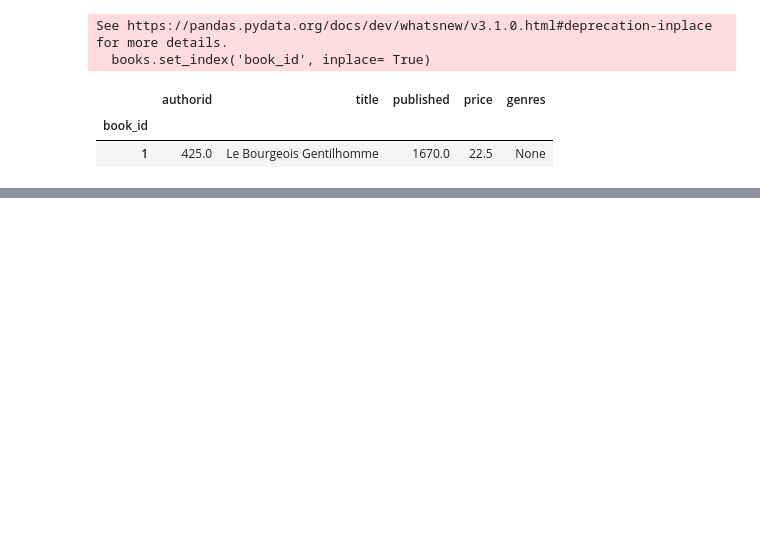
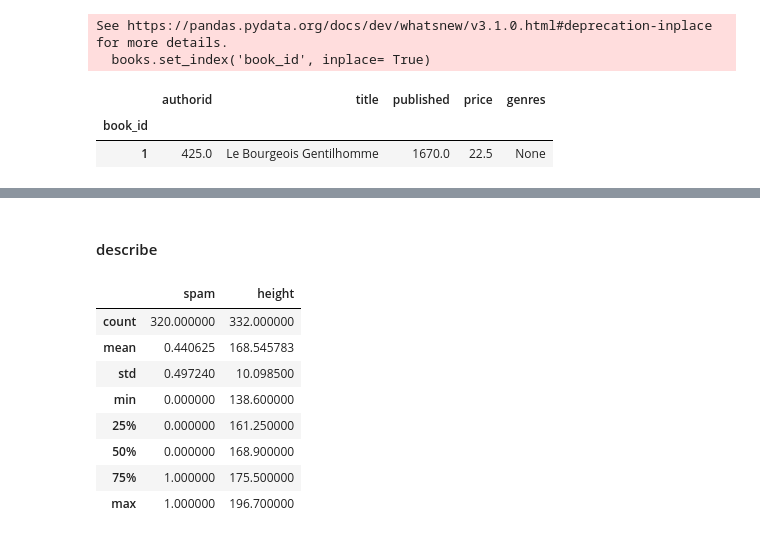
Before and after one commit to Anuragpathak08/Data-analysis-m3, a Jupyter notebook: tut02_pandas/tut005.ipynb, the cells around one changed output, grey strips where cells are left out. Cells and saved outputs as stored; diff of their text form; code cells hidden in the pictures; blank space fills up the shorter version.

```diff
--- a/tut02_pandas/tut005.ipynb
+++ b/tut02_pandas/tut005.ipynb
@@ -200,0 +292,15 @@ books.head(1)
+# %% [markdown]
+#### describe
+# %%
+customers['email'].describe()
+customers.describe()
+# %% [output]
+|  | spam | height |
+| count | 320.000000 | 332.000000 |
+| mean | 0.440625 | 168.545783 |
+| std | 0.497240 | 10.098500 |
+| min | 0.000000 | 138.600000 |
+| 25% | 0.000000 | 161.250000 |
+| 50% | 0.000000 | 168.900000 |
+| 75% | 1.000000 | 175.500000 |
+| max | 1.000000 | 196.700000 |
```
Also changed, not shown: parts of 12 cells of this notebook.
